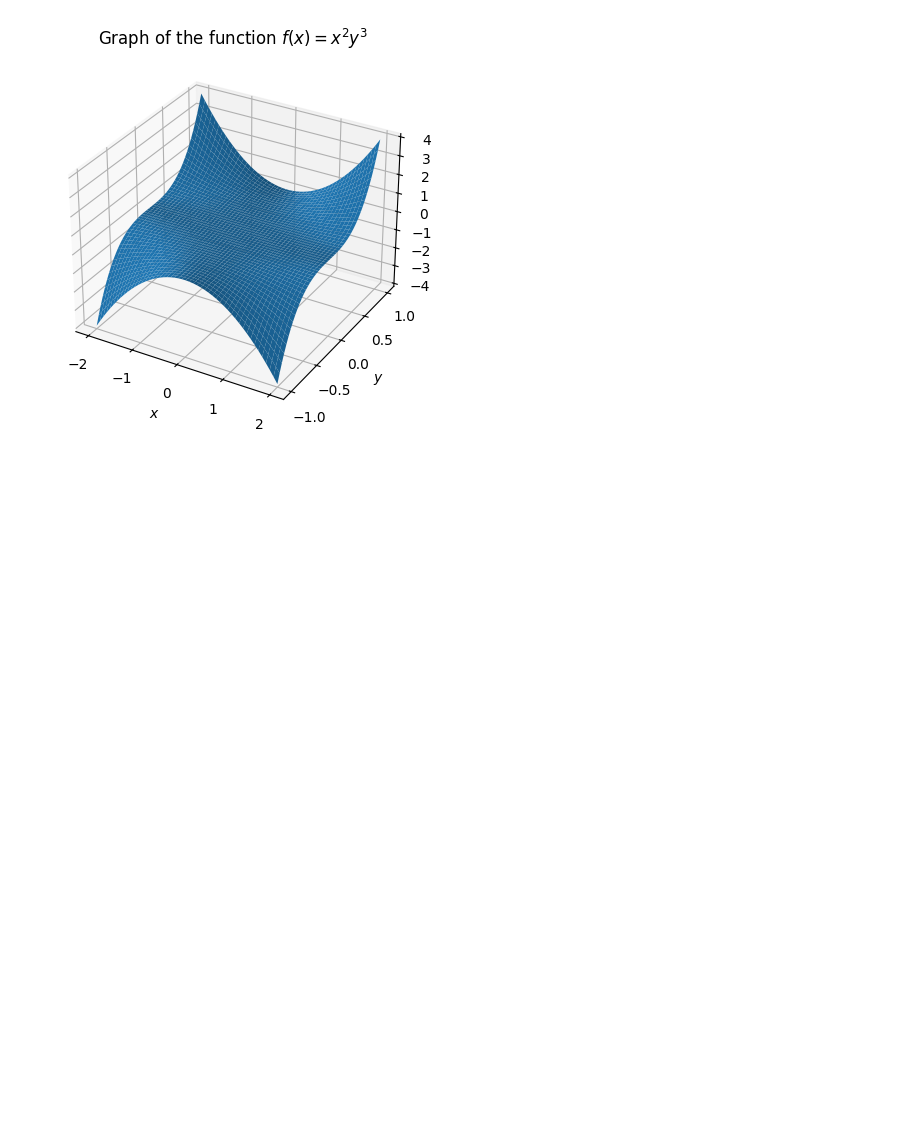
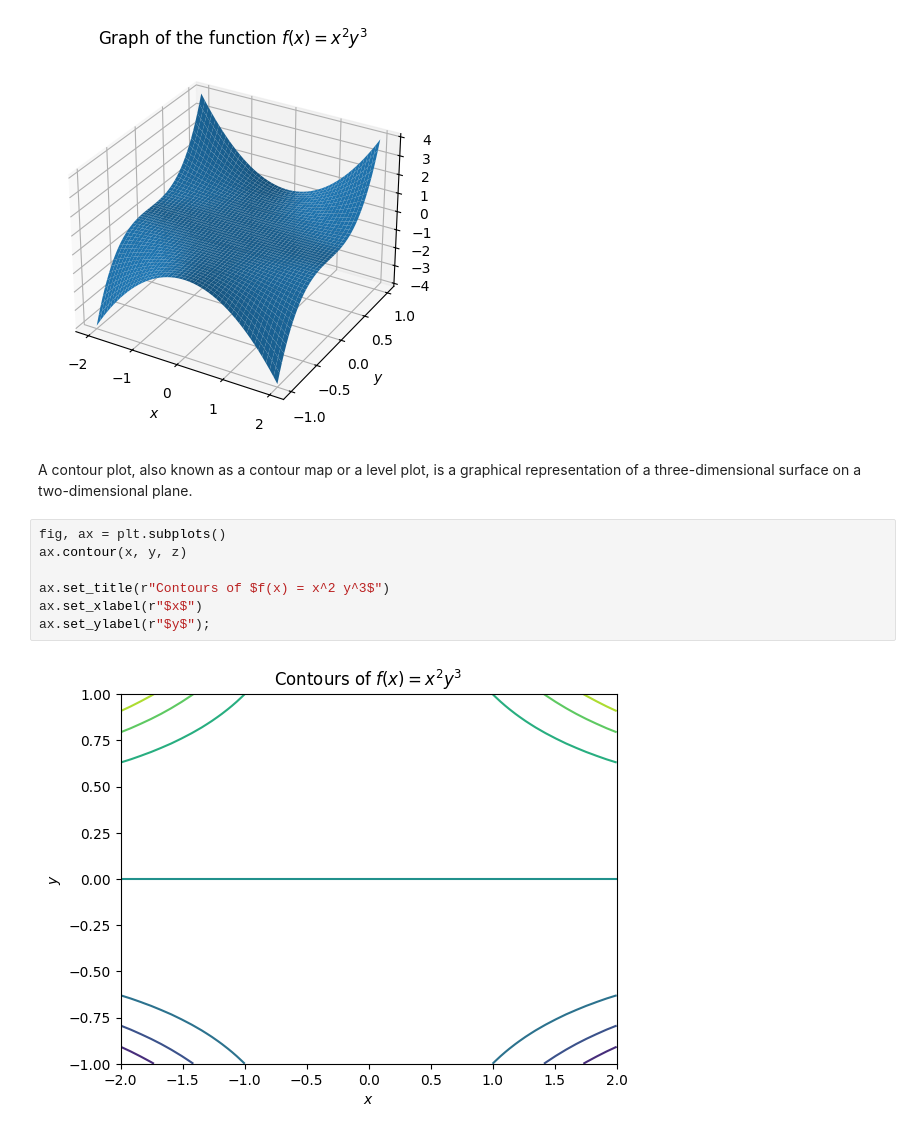
Before and after one commit to toshiro-en-miyamoto/math2, a Jupyter notebook: jupyter/samMorley/ch02_plotting.ipynb, the cells around one changed output. Drawn from its saved outputs; the diff is of its cells as text; blank space fills up the shorter version.

Commit message:
jupyter samMorley ch 01 surface contour done

```diff
--- a/jupyter/samMorley/ch02_plotting.ipynb
+++ b/jupyter/samMorley/ch02_plotting.ipynb
@@ -352,3 +354,14 @@ ax.set_zlabel(r"$x^2 y^3$")
 ax.set_title(r"Graph of the function $f(x) = x^2 y^3$");
 # %% [output]
 [figure]
+# %% [markdown]
+A contour plot, also known as a contour map or a level plot, is a graphical representation of a three-dimensional surface on a two-dimensional plane.
+# %%
+fig, ax = plt.subplots()
+ax.contour(x, y, z)
+
+ax.set_title(r"Contours of $f(x) = x^2 y^3$")
+ax.set_xlabel(r"$x$")
+ax.set_ylabel(r"$y$");
+# %% [output]
+[figure, added]
```
Also changed, not shown: parts of 6 cells of this notebook, 1 other file.
